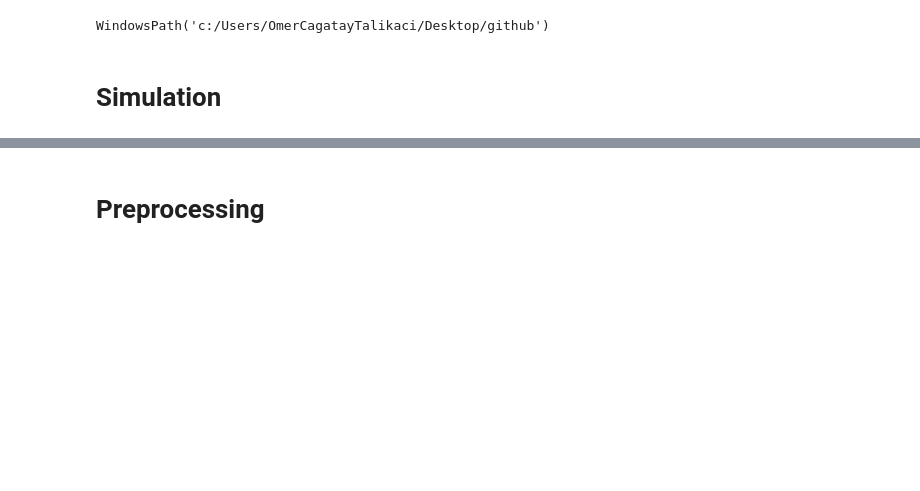
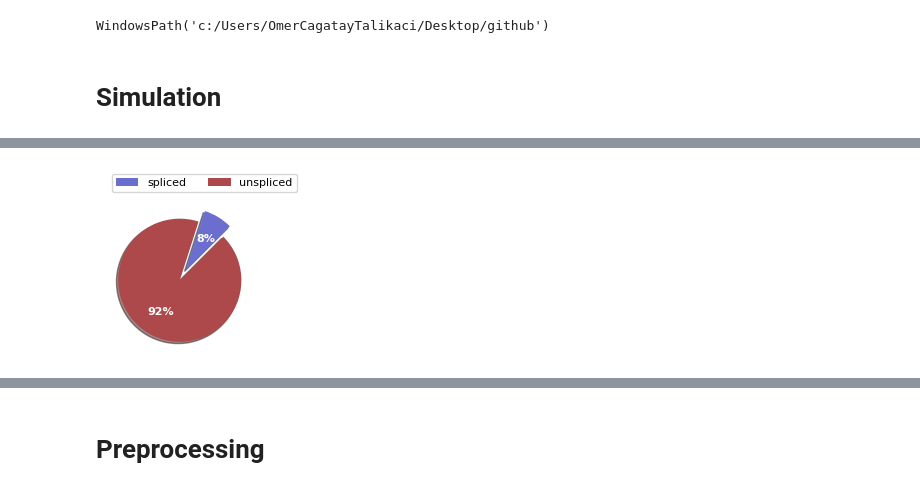
Before and after one commit to sergiomarco25/STVelo, a Jupyter notebook: notebooks/analysis/nuc_cyto_vs_spl_uns/00_simulate_data_w_velocity.ipynb, the cells around one changed output, grey strips where cells are left out. Cells and saved outputs as stored; diff of their text form; code cells hidden in the pictures; blank space fills up the shorter version.

Commit message:
simulation example notebook

```diff
--- a/notebooks/analysis/nuc_cyto_vs_spl_uns/00_simulate_data_w_velocity.ipynb
+++ b/notebooks/analysis/nuc_cyto_vs_spl_uns/00_simulate_data_w_velocity.ipynb
@@ -31,25 +54,22 @@ from pipelines.compute_velocity import Velocities
 
 config_simulation = {'parameters':{ 'n_obs':800,
     'n_vars':300,
-    'alpha':None,
-    'beta':None,
-    'nu' :None,
-    'gamma':None,
+    'alpha':5,
+    'beta':0.02,
+    'nu' :0.33,
+    'gamma':0.32,
     'alpha_':0,
     't_max':20,
     'noise_model':"normal",
     'noise_level':2,
     },
 
-    'options': {'generate_parameters':True,
+    'options': {'generate_parameters':False,
                 'generate_switch_times':True,
                   'save':False,
                   'saving_path':None
                   },
-    'coeff_generate_options':{
-    'corr':[0.3, 0.2, -0.4, 0.3, -0.1, -0.2],
-    'sd':[0.6, 0.6, 0.6, 0.6],
-    'mean':[5, 1.8, 0.6, 0.3]} }
+    }
 
 
 config_preprocessing = {'preprocess_params': {
@@ -70,7 +90,7 @@ config_preprocessing = {'preprocess_params': {
 
 
 # config_velocity = { 'velocity_types': ['dynamical','deterministic','stochastic','velovi']}
-config_velocity = { 'velocity_types': ['deterministic']}
+config_velocity = { 'velocity_types': ['deterministic','stochastic','dynamical']}
 
 
 
@@ -97,2 +112,2 @@ adata_dict = simulator.simulate_multi_obs_var(n_obs_list=[800,1000], n_vars_list
 # %%
-adata_dict = simulator.simulation()
+adata_dict
@@ -98,0 +131,4 @@ adata_dict = simulator.simulation()
+# %%
+scv.pl.proportions(adata_dict['adata_s_u_1000obs_300genes'])
+# %% [output]
+[figure, added]
```
Also changed, not shown: parts of 9 cells of this notebook.
